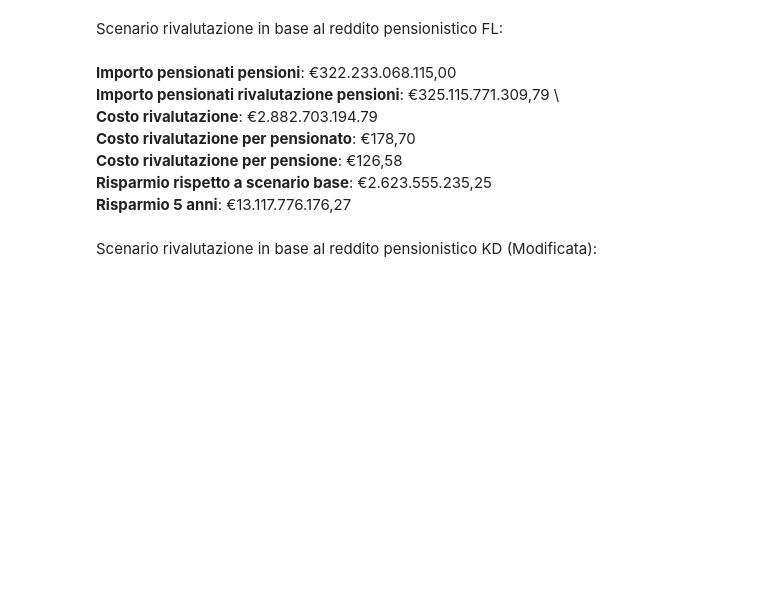
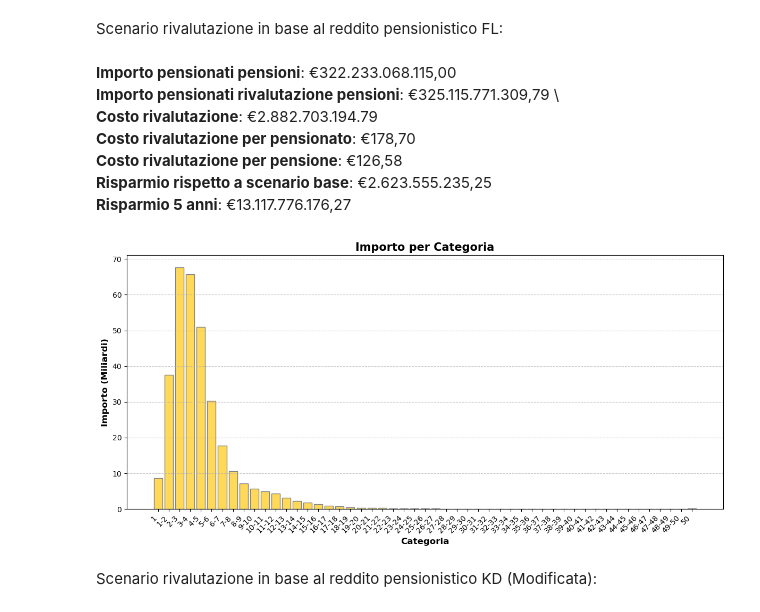
Before and after one commit to chiesastefano/pensioniDRIN, a Jupyter notebook: sample.ipynb, the cells around one changed output. Drawn from its saved outputs; the diff is of its cells as text; code cells hidden in the pictures; blank space fills up the shorter version.

```diff
--- a/sample.ipynb
+++ b/sample.ipynb
@@ -235,6 +258,10 @@ risparmio5 = risparmio * 5
 **Costo rivalutazione per pensione**: €126,58 \
 **Risparmio rispetto a scenario base**: €2.623.555.235,25 \
 **Risparmio 5 anni**: €13.117.776.176,27
+# %%
+riv.plot_importo_per_categoria(rivalutazione_pensionati_fl)
+# %% [output]
+[figure, added]
 # %% [markdown]
 Scenario rivalutazione in base al reddito pensionistico KD (Modificata):
 # %%
```
Also changed, not shown: parts of 13 cells of this notebook, 1 other file.
